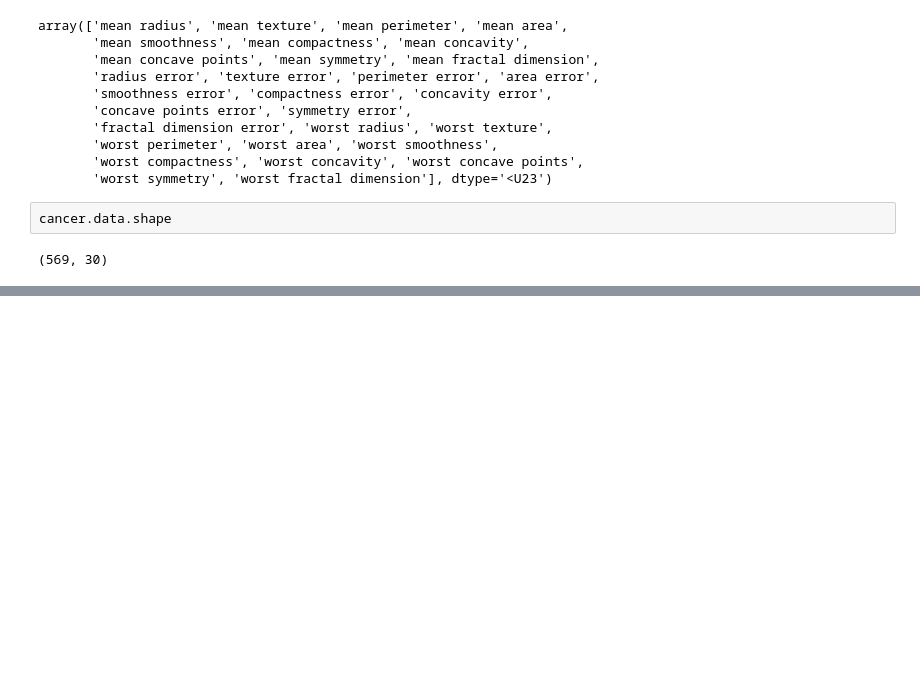
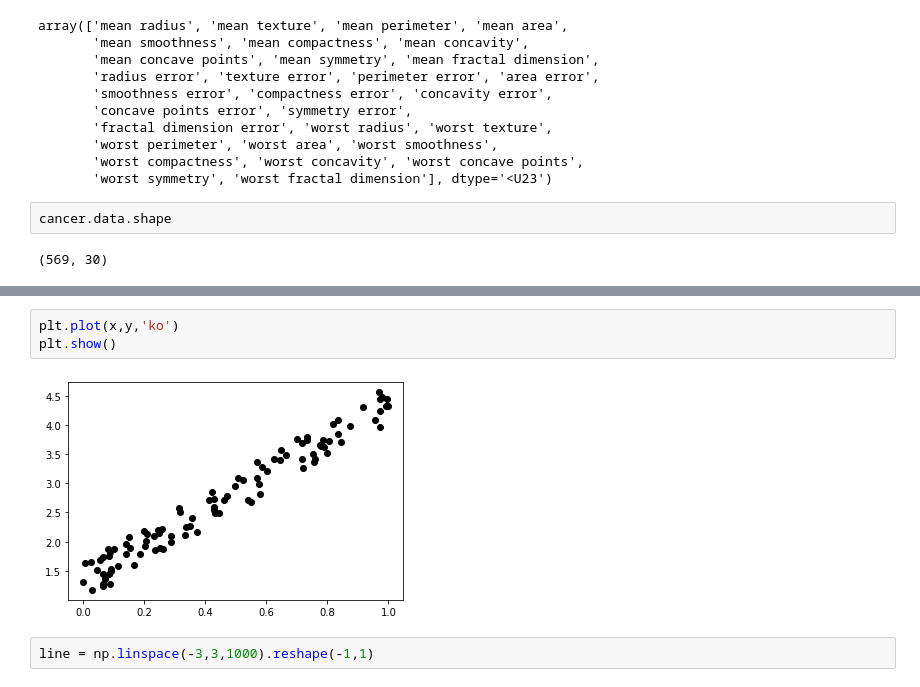
Before and after one commit to LeeJiHoon1125/Lee-Ji-Hoon, a Jupyter notebook: 이지훈7강8강.ipynb, the cells around one changed output, grey strips where cells are left out. Cells and saved outputs as stored; diff of their text form; blank space fills up the shorter version.

```diff
--- a/이지훈7강8강.ipynb
+++ b/이지훈7강8강.ipynb
@@ -244,0 +379,7 @@ cancer.data.shape
+# %%
+plt.plot(x,y,'ko')
+plt.show()
+# %% [output]
+[figure, added]
+# %%
+line = np.linspace(-3,3,1000).reshape(-1,1)
```
Also changed, not shown: parts of 26 cells of this notebook.
